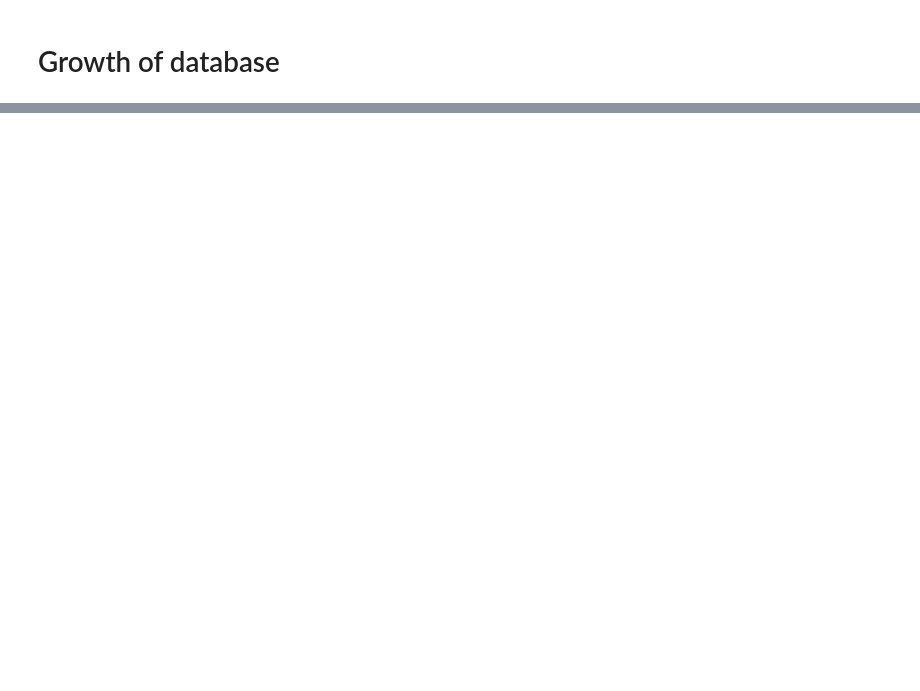
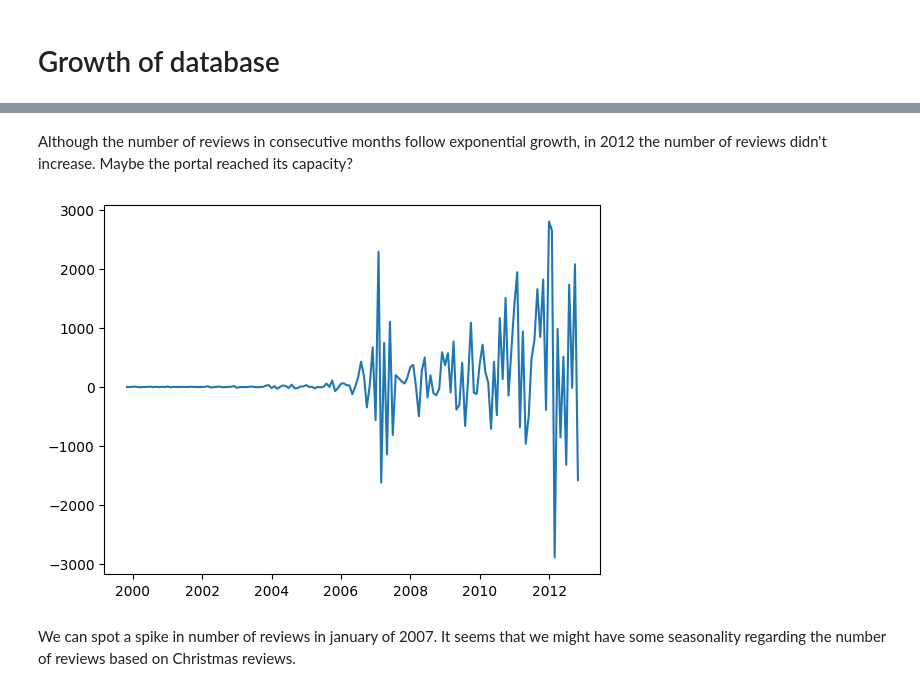
Before and after one commit to amakarewicz/2023-DTU-Computational-Tools-For-DS-Amazon-Food-Reviews, a Jupyter notebook: TimeSeries.ipynb, the cells around one changed output, grey strips where cells are left out. Drawn from its saved outputs; the diff is of its cells as text; code cells hidden in the pictures; blank space fills up the shorter version.

Commit message:
Growth of database

```diff
--- a/TimeSeries.ipynb
+++ b/TimeSeries.ipynb
@@ -92,0 +136,12 @@ plt.show()
+# %% [markdown]
+Although the number of reviews in consecutive months follow exponential growth, in 2012 the number of reviews didn't increase. Maybe the portal reached its capacity?
+# %%
+data_size_diff = pd.Series(np.insert(data_size_monthly[1:].to_numpy() - data_size_monthly[:-1].to_numpy(), 0, 0))
+data_size_diff.index = data_size_monthly.index.to_series()
+
+plt.plot(data_size_diff.index.to_series(), data_size_diff)
+plt.show()
+# %% [output]
+[figure, added]
+# %% [markdown]
+We can spot a spike in number of reviews in january of 2007. It seems that we might have some seasonality regarding the number of reviews based on Christmas reviews.
```
Also changed, not shown: parts of 12 cells of this notebook.
